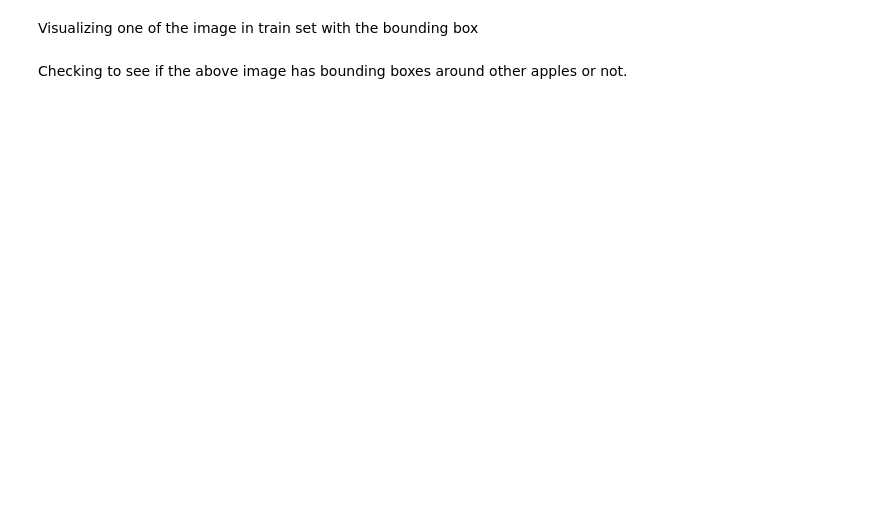
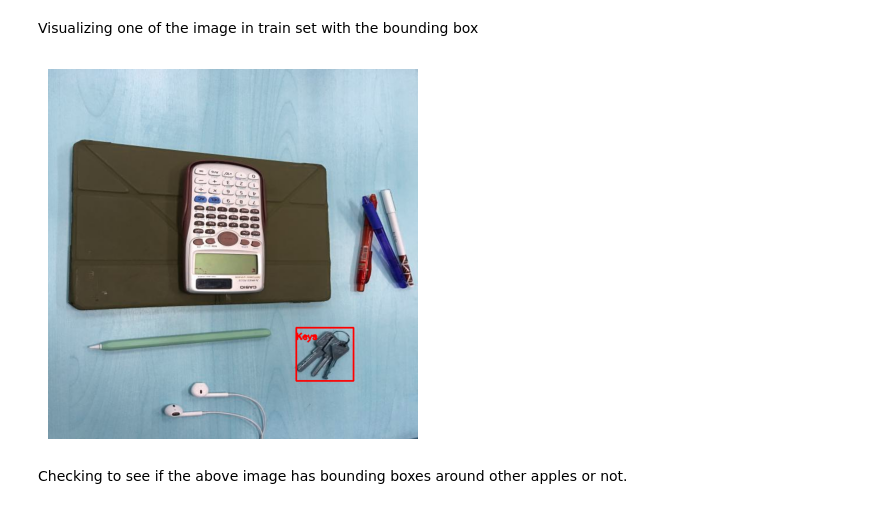
Before and after one commit to BoninCantCode/Computer-Vision-Project, a Jupyter notebook: ComputerVisionProject.ipynb, the cells around one changed output. Cells and saved outputs as stored; diff of their text form; code cells hidden in the pictures; blank space fills up the shorter version.

Commit message:
added robofiles and our images to vsc

```diff
--- a/ComputerVisionProject.ipynb
+++ b/ComputerVisionProject.ipynb
@@ -157,26 +162,19 @@ for idx, anno in enumerate(glob.glob(label_dir+"/train" + '/*.txt')):
 
     for line in open(anno):
         parts = line.split()
-        if len(parts) < 5:          # blank or malformed line
+        if len(parts) != 5:
             skipped += 1
             continue
         c = int(float(parts[0]))
-        coords = [float(p) for p in parts[1:]]
-        if len(coords) == 4:        # already a YOLO box
-            xc, yc, bw, bh = coords
-            x0, y0, x1, y1 = xc - bw/2, yc - bh/2, xc + bw/2, yc + bh/2
-        elif len(coords) % 2 == 0:  # polygon -> bounding box
-            xs, ys = coords[0::2], coords[1::2]
-            x0, y0, x1, y1 = min(xs), min(ys), max(xs), max(ys)
-        else:
-            skipped += 1
-            continue
-        df['label']  += [train_names[c] if c < len(train_names) else None]
-        df['width']  += [width]
+        xc, yc, bw, bh = [float(p) for p in parts[1:]]
+
+        df['label'] += [train_names[c] if c < len(train_names) else None]
+        df['width'] += [width]
         df['height'] += [height]
-        df['name']   += [name]
-        df['xmin'] += [int(round(x0 * width))]
-        df['ymin'] += [int(round(y0 * height))]
-        df['xmax'] += [int(round(x1 * width))]
-        df['ymax'] += [int(round(y1 * height))]
-print("boxes read:", len(df['name']), "| lines skipped:", skipped)
+        df['name'] += [name]
+        df['xmin'] += [int(round((xc - bw/2) * width))]
+        df['ymin'] += [int(round((yc - bh/2) * height))]
+        df['xmax'] += [int(round((xc + bw/2) * width))]
+        df['ymax'] += [int(round((yc + bh/2) * height))]
+
+print("boxes read:", len(df['name']), "| lines skipped (not 5 values):", skipped)
@@ -241,17 +256,19 @@ Visualizing one of the image in train set with the bounding box
 # %%
 index= 10 #picture to visualize
 
 #import cv2
 image = cv2.imread(os.path.join(image_dir,"train", train_df["name"][index]+".jpg"), 1)
 # Draw rectangle
 cv2.rectangle(image, (train_df['xmin'][index], train_df['ymin'][index]), (train_df['xmax'][index], train_df['ymax'][index]), (255, 0, 0), 2)
 # Put label (class_id) near the bbox
 label = train_df["label"][index]
-cv2.putText(image, str(label), (train_df['xmin'][index], train_df['ymin'][index]-10), cv2.FONT_HERSHEY_SIMPLEX, 0.5, (255,0,0), 2)
+cv2.putText(image, str(label), (train_df['xmin'][index], train_df['ymin'][index]+20), cv2.FONT_HERSHEY_SIMPLEX, 0.5, (255,0,0), 2)
 # Display image
 plt.imshow(image)
 plt.axis('off')
 plt.show()
+# %% [output]
+[figure, added]
 # %% [markdown]
 Checking to see if the above image has bounding boxes around other apples or not.
 # %%
```
Also changed, not shown: parts of 24 cells of this notebook.
